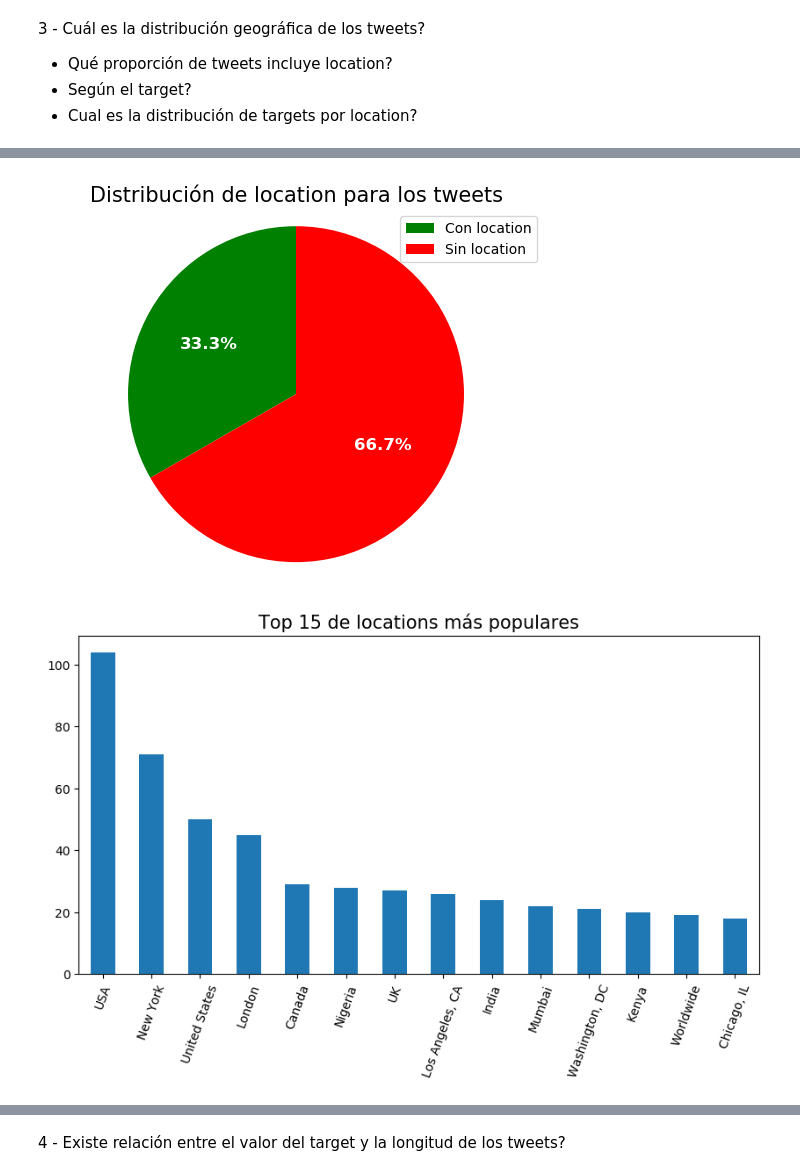
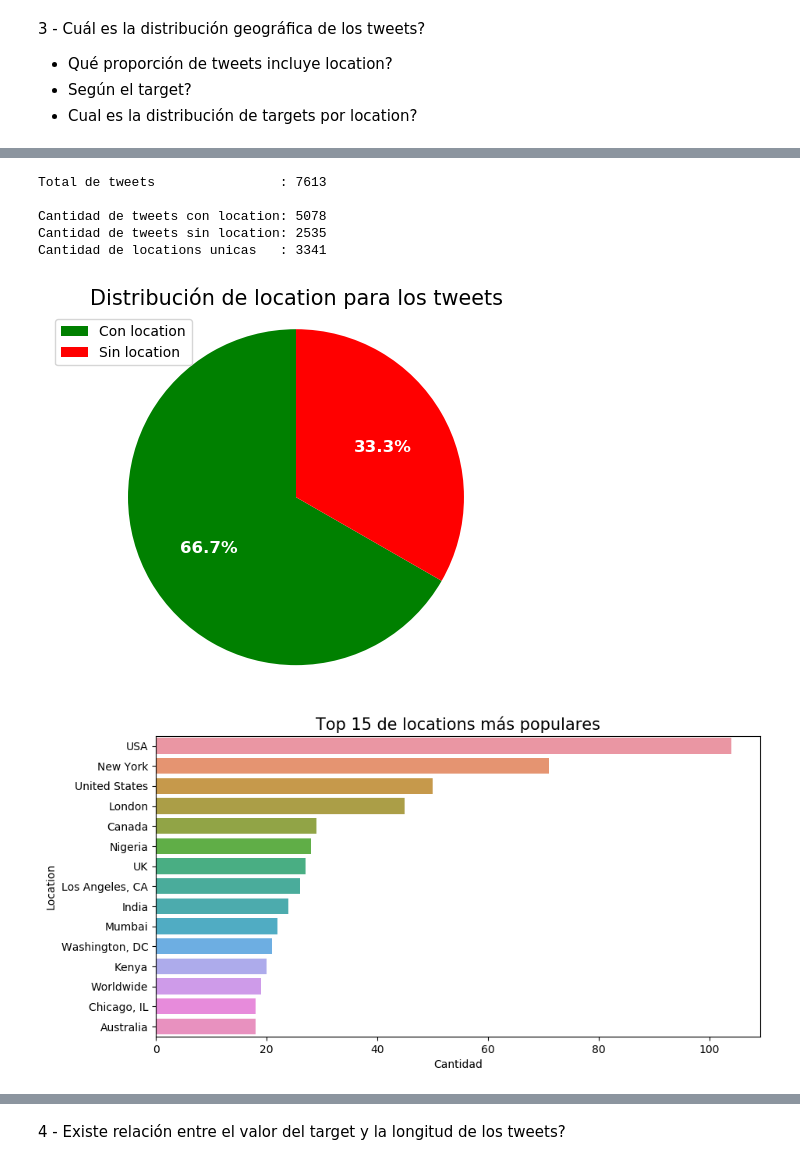
Before and after one commit to patopizzini/Organizacion_Datos_1C2020, a Jupyter notebook: TP1/TP1_JM.ipynb, the cells around one changed output, grey strips where cells are left out. Saved outputs shown, nothing was run; the diff lists cells and outputs as text; code cells hidden in the pictures.

```diff
--- a/TP1/TP1_JM.ipynb
+++ b/TP1/TP1_JM.ipynb
@@ -114,11 +131,21 @@ plt.show()
+# %%
+print("Total de tweets                : " + str(tweets['target'].count()) + "\n")
+
+print("Cantidad de tweets con location: " + str((tweets['location'] == 'Unknown').value_counts().iloc[0]))
+print("Cantidad de tweets sin location: " + str((tweets['location'] == 'Unknown').value_counts().iloc[1]))
+print("Cantidad de locations unicas   : " + str(tweets['location'].value_counts().size))
+# %% [output]
+Total de tweets                : 7613
+
+Cantidad de tweets con location: 5078
+Cantidad de tweets sin location: 2535
+Cantidad de locations unicas   : 3341
 # %%
-#JM
 #Distribucion de tweets con location y sin location
 fig = plt.figure()
 ax1 = fig.add_subplot()
 labels = "Con location", "Sin location"
-colors = ["green", "red"]
-sizes = [(tweets['location'] == 'Unknown').value_counts().iloc[1], (tweets['location'] == 'Unknown').value_counts().iloc[0]]
+sizes = [(tweets['location'] == 'Unknown').value_counts().iloc[0], (tweets['location'] == 'Unknown').value_counts().iloc[1]]
 ax1.pie(sizes, colors=colors, autopct='%1.1f%%', shadow=False, startangle=90, textprops=dict(color="w",fontweight='bold', fontsize=figure_labels_fs))
 ax1.axis('equal')
 ax1.legend(labels,fontsize=figure_legend_fs)
@@ -126,4 +153,4 @@ ax1.set_title("Distribución de location para los tweets", fontsize=figure_sub_t
 
 plt.show()
 # %% [output]
-[figure, old version]
+[figure, new version]
@@ -130,16 +170,18 @@ plt.show()
 # %%
 #25 locations mas populares - sacamos el unknown, que es el mas popular
-tweets_top_locations = tweets['location'].value_counts().head(15)
-tweets_top_locations = tweets_top_locations.drop(tweets_top_locations.index[0])
+tweets_top_locations_df = tweets[tweets['location'] != 'Unknown']
+tweets_top_locations = tweets_top_locations_df['location'].value_counts().head(15)
 
-fig = plt.figure()
+fig = plt.figure(figsize=(10, 5))
 ax1 = fig.add_subplot()
 
-ax1 = tweets_top_locations.plot(kind='bar', figsize=(10, 5), rot=70);
+ax1 = sns.barplot(x=tweets_top_locations.values, y=tweets_top_locations.index)
+ax1.set_xlabel("Cantidad",fontsize=figure_axis_fs)
+ax1.set_ylabel("Location",fontsize=figure_axis_fs)
 ax1.set_title("Top 15 de locations más populares", fontsize=figure_sub_title_fs)
 plt.show()
 # %% [output]
-[figure, old version]
+[figure, new version]
 # %%
 #Mismo que anterior pero discriminado por target 1
 #25 locations mas populares - sacamos el unknown, que es el mas popular
```
Also changed, not shown: parts of 12 cells of this notebook.
